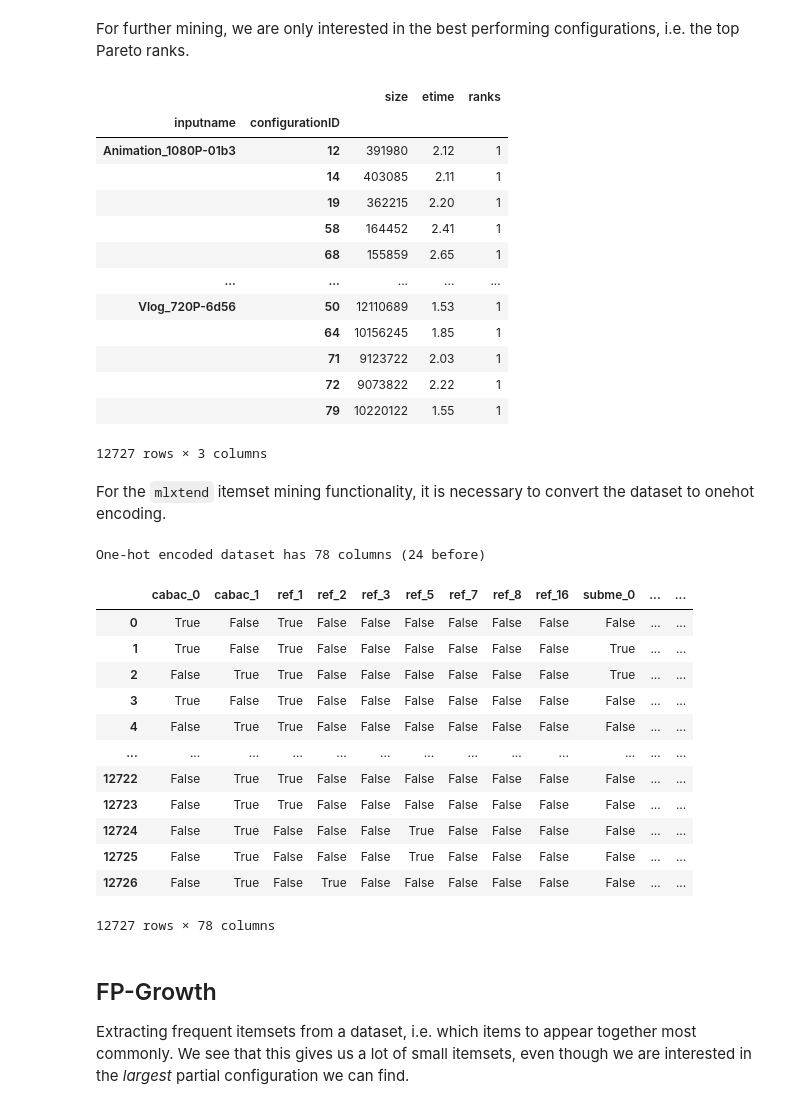
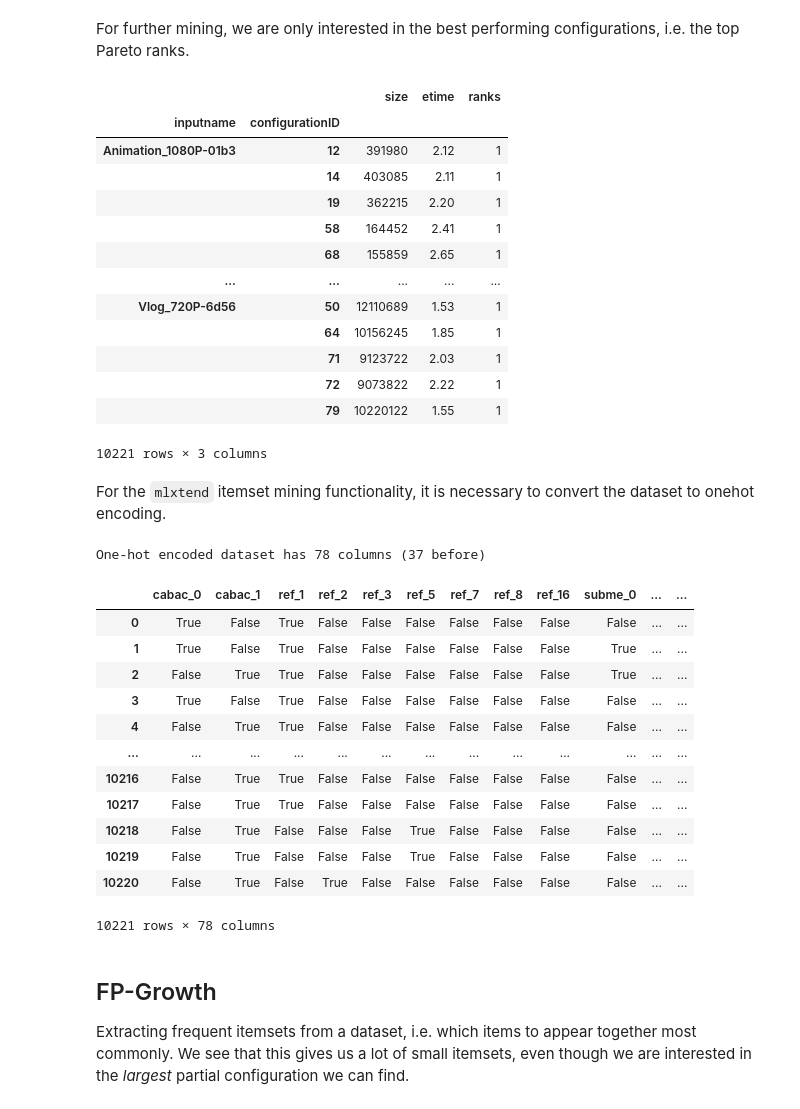
Before and after one commit to simula-vias/partial-configuration, a Jupyter notebook: src/pci.ipynb, the cells around one changed output. Drawn from its saved outputs; the diff is of its cells as text; code cells hidden in the pictures.

```diff
--- a/src/pci.ipynb
+++ b/src/pci.ipynb
@@ -31,6 +33,8 @@ from mlxtend.frequent_patterns import fpgrowth, fpmax
 # %% [markdown]
 We load the data for one system, here `x264`.
 # %%
+random_state = 1234
+test_size = 0.2
 (
     perf_matrix,
     input_features,
@@ -41,6 +45,13 @@ We load the data for one system, here `x264`.
 ) = load_data(
     system="x264", data_dir="../data", input_properties_type="tabular"
 )
+train_inp, test_inp = train_test_split(
+    perf_matrix["inputname"].unique(),
+    test_size=test_size,
+    random_state=random_state,
+)
+train_perf = perf_matrix[perf_matrix.inputname.isin(train_inp)]
+test_perf = perf_matrix[perf_matrix.inputname.isin(test_inp)]
 # %%
 input_features
 # %% [output]
@@ -83,10 +94,15 @@ We take the matrix of all measurements and calculate the Pareto ranks for each c
 performances = ["fps", "cpu"]
 performances = ["size", "etime"]
 icm = (
-    perf_matrix[["inputname", "configurationID"] + performances]
+    train_perf[["inputname", "configurationID"] + performances]
     .sort_values(["inputname", "configurationID"])
     .set_index(["inputname", "configurationID"])
 )
+icm_ranked_measures = icm.groupby(
+    "inputname"
+).transform(  # Go from measured values to ranks within each input group
+    lambda x: stats.rankdata(x, method="min")
+)
 icm["ranks"] = icm.groupby("inputname", group_keys=False).apply(pareto_rank)
 # %% [markdown]
 For quick visualization, we plot the distribution of measurements and their ranks for one input.
@@ -127,45 +143,45 @@ subdf
 |  | 71 | 9123722 | 2.03 | 1 |
 |  | 72 | 9073822 | 2.22 | 1 |
 |  | 79 | 10220122 | 1.55 | 1 |
-12727 rows × 3 columns
+10221 rows × 3 columns
 # %% [markdown]
 For the `mlxtend` itemset mining functionality, it is necessary to convert the dataset to onehot encoding.
 # %%
 def prepare(dataset):
     enc = OneHotEncoder(
         min_frequency=1,
         handle_unknown="infrequent_if_exist",
         sparse_output=False,
     )
     enc.fit(dataset)
     col_names = enc.get_feature_names_out()
     onehot_data = enc.transform(dataset)
 
     df = pd.DataFrame(onehot_data, columns=col_names, dtype=np.bool_)
     return df
 
-dataset = subdf.join(config_features).reset_index()[
-    config_features.columns
-]
 
-df = prepare(dataset)
+
+dataset = subdf.join(config_features).join(input_features).reset_index()
+
+df = prepare(dataset[config_features.columns])
 print(f"One-hot encoded dataset has {df.shape[1]} columns ({dataset.shape[1]} before)")
 df
 # %% [output]
-One-hot encoded dataset has 78 columns (24 before)
+One-hot encoded dataset has 78 columns (37 before)
 |  | cabac_0 | cabac_1 | ref_1 | ref_2 | ref_3 | ref_5 | ref_7 | ref_8 | ref_16 | subme_0 | ... | ... |
 | 0 | True | False | True | False | False | False | False | False | False | False | ... | ... |
 | 1 | True | False | True | False | False | False | False | False | False | True | ... | ... |
 | 2 | False | True | True | False | False | False | False | False | False | True | ... | ... |
 | 3 | True | False | True | False | False | False | False | False | False | False | ... | ... |
 | 4 | False | True | True | False | False | False | False | False | False | False | ... | ... |
 | ... | ... | ... | ... | ... | ... | ... | ... | ... | ... | ... | ... | ... |
-| 12722 | False | True | True | False | False | False | False | False | False | False | ... | ... |
-| 12723 | False | True | True | False | False | False | False | False | False | False | ... | ... |
-| 12724 | False | True | False | False | False | True | False | False | False | False | ... | ... |
-| 12725 | False | True | False | False | False | True | False | False | False | False | ... | ... |
-| 12726 | False | True | False | True | False | False | False | False | False | False | ... | ... |
+| 10216 | False | True | True | False | False | False | False | False | False | False | ... | ... |
+| 10217 | False | True | True | False | False | False | False | False | False | False | ... | ... |
+| 10218 | False | True | False | False | False | True | False | False | False | False | ... | ... |
+| 10219 | False | True | False | False | False | True | False | False | False | False | ... | ... |
+| 10220 | False | True | False | True | False | False | False | False | False | False | ... | ... |
-12727 rows × 78 columns
+10221 rows × 78 columns
 # %% [markdown]
 ## FP-Growth
 Extracting frequent itemsets from a dataset, i.e. which items to appear together most commonly.
```
Also changed, not shown: parts of 13 cells of this notebook.
